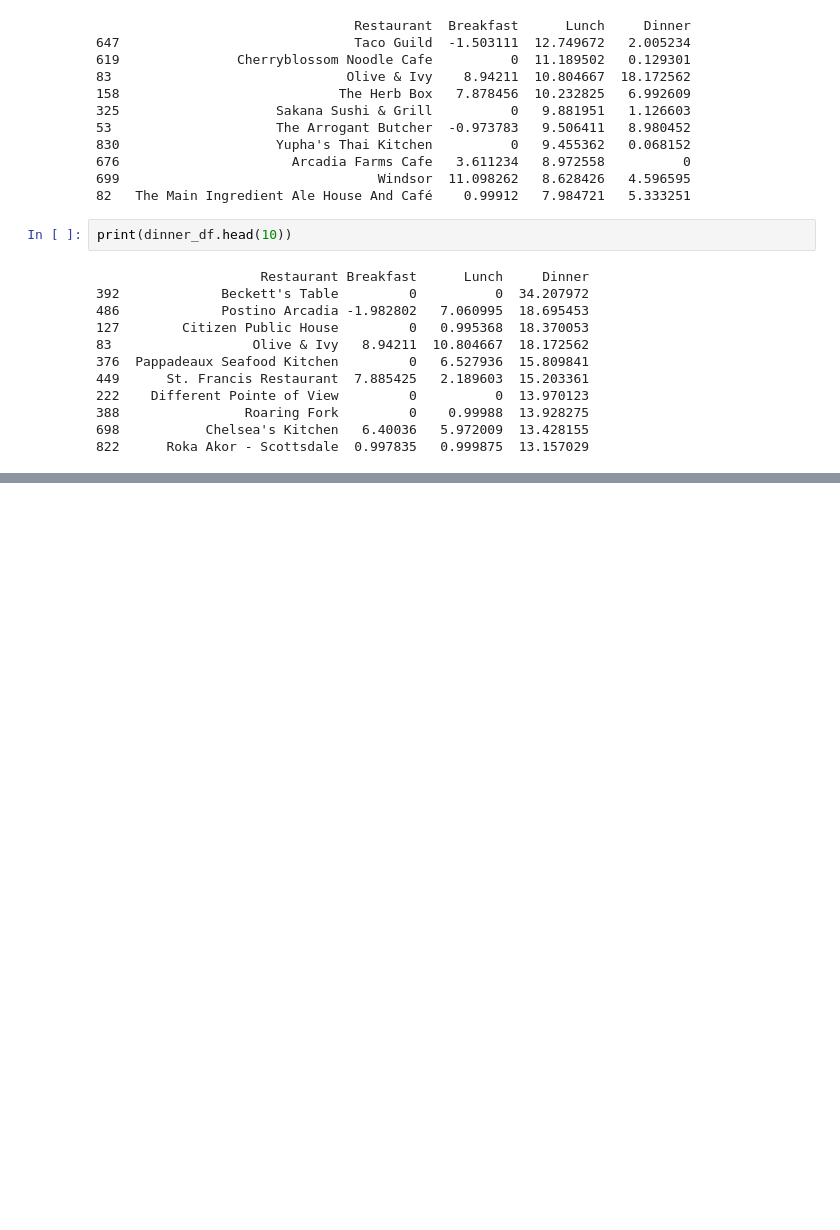
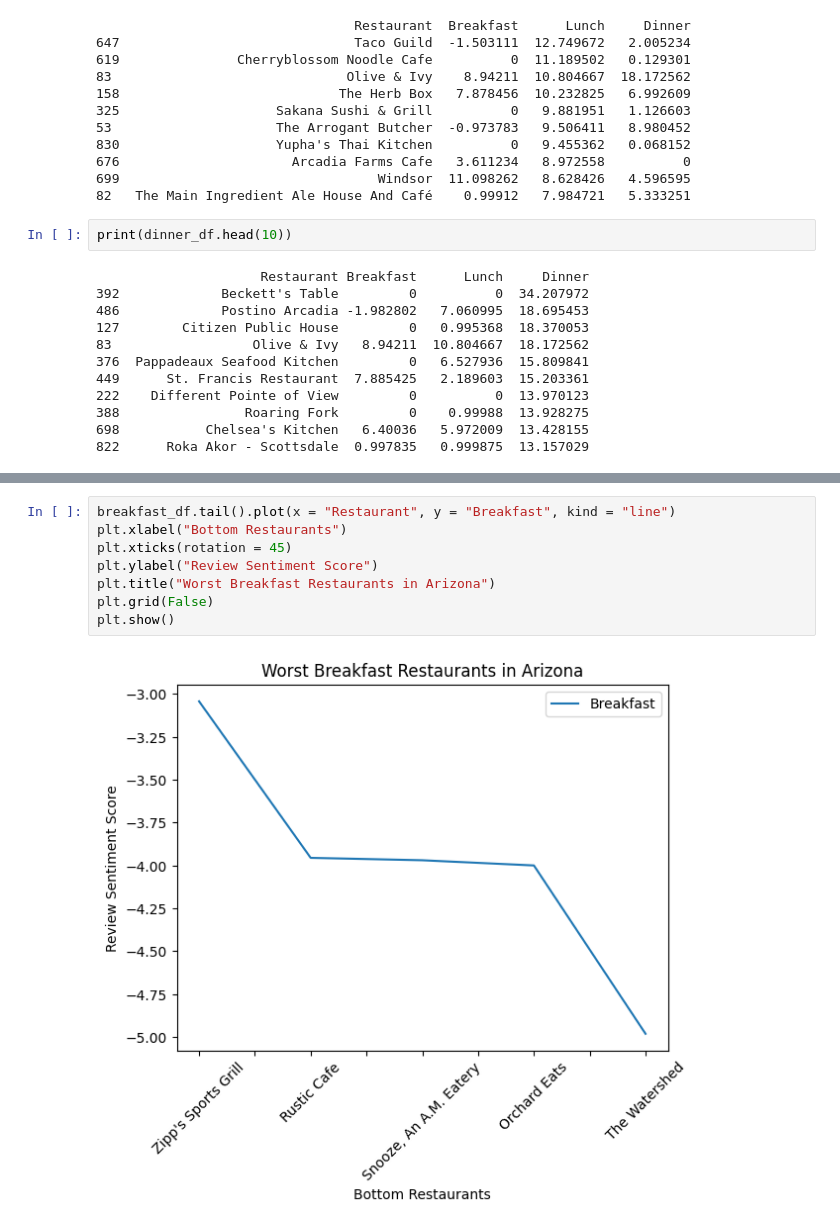
Before and after one commit to Nwbyyy/yelp-data-analysis, a Jupyter notebook: fin.ipynb, the cells around one changed output, grey strips where cells are left out. Cells and saved outputs as stored; diff of their text form; blank space fills up the shorter version.

```diff
--- a/fin.ipynb
+++ b/fin.ipynb
@@ -422,0 +453,10 @@ print(dinner_df.head(10))
+# %%
+breakfast_df.tail().plot(x = "Restaurant", y = "Breakfast", kind = "line")
+plt.xlabel("Bottom Restaurants")
+plt.xticks(rotation = 45)
+plt.ylabel("Review Sentiment Score")
+plt.title("Worst Breakfast Restaurants in Arizona")
+plt.grid(False)
+plt.show()
+# %% [output]
+[figure, added]
```
Also changed, not shown: parts of 5 cells of this notebook.
